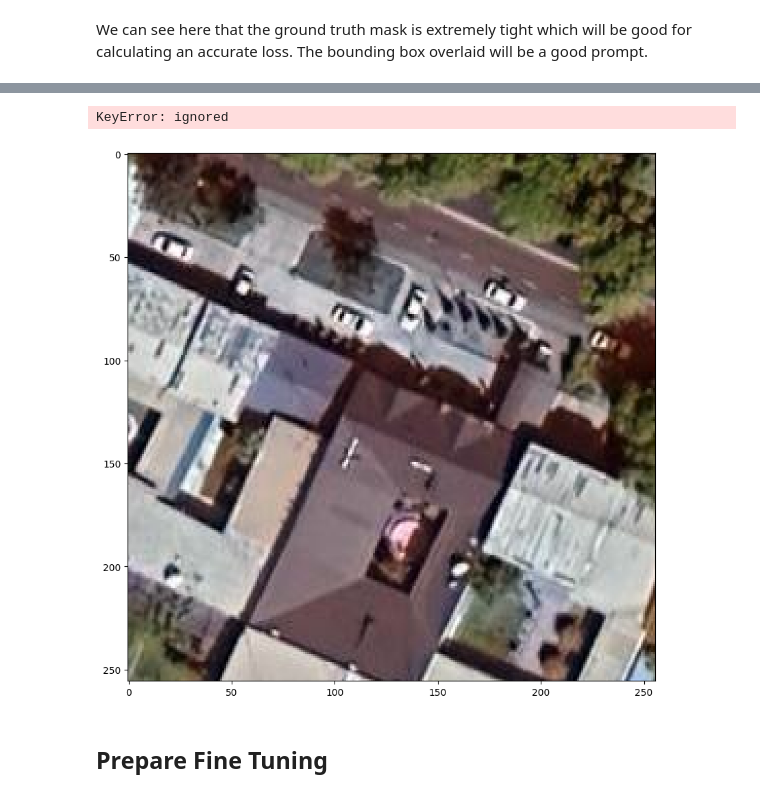
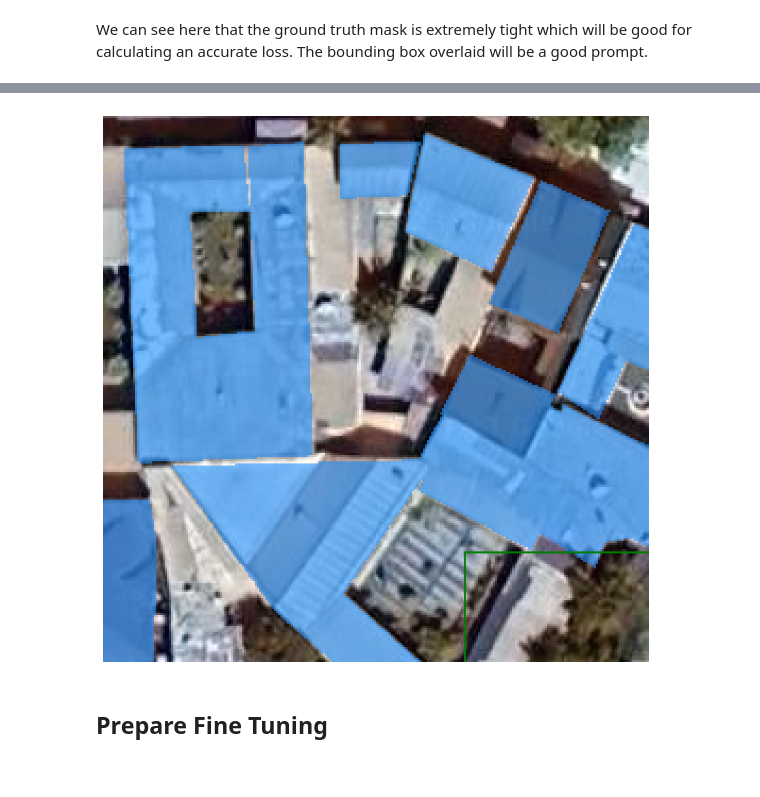
Before and after one commit to NodiraTillayeva/UzbekGIS, a Jupyter notebook: Fine_Tuning_SAM.ipynb, the cells around one changed output, grey strips where cells are left out. Drawn from its saved outputs; the diff is of its cells as text; code cells hidden in the pictures.

```diff
--- a/Fine_Tuning_SAM.ipynb
+++ b/Fine_Tuning_SAM.ipynb
@@ -36,14 +35,14 @@ import cv2
 We extract the bounding box coordinates which will be used to feed into SAM as prompts.
 # %%
 bbox_coords = {}
-for f in sorted(Path('dataset/ground-truth-maps/ground-truth-maps/').iterdir())[:50]:
-  k = f.stem[:-3]
+for f in sorted(Path('datasetPng/ground-truth-maps/ground-truth-maps/').iterdir())[:50]:
+  k = f.stem
   im = cv2.imread(f.as_posix())
-  print(f.as_posix())
   gray=cv2.cvtColor(im,cv2.COLOR_BGR2GRAY)
   contours, hierarchy = cv2.findContours(gray,cv2.RETR_LIST,cv2.CHAIN_APPROX_SIMPLE)[-2:]
   if len(contours) > 1:
     x,y,w,h = cv2.boundingRect(contours[0])
     height, width, _ = im.shape
     bbox_coords[k] = np.array([x, y, x + w, y + h])
+print(bbox_coords)
 # %% [output]
@@ -69,6 +52,7 @@ We extract the ground truth segmentation masks
 # %%
 ground_truth_masks = {}
 for k in bbox_coords.keys():
+  gt_grayscale = cv2.imread(f'datasetPng/ground-truth-pixel/ground-truth-pixel/{k}.png', cv2.IMREAD_GRAYSCALE)
   print(k)
-  gt_grayscale = cv2.imread(f'ground-truth-pixel/ground-truth-pixel/{k}.tif', cv2.IMREAD_GRAYSCALE)
+  print(gt_grayscale)
   ground_truth_masks[k] = (gt_grayscale == 0)
@@ -95,16 +137,14 @@ The bounding box overlaid will be a good prompt.
 # %%
-name = '000000000004'
-image = cv2.imread(f'dataset/scans/scans/{name}.tif')
-
+name = '000000000003'
+image = cv2.imread(f'datasetPng/scans/scans/{name}.png')
 plt.figure(figsize=(10,10))
 plt.imshow(image)
 show_box(bbox_coords[name], plt.gca())
 show_mask(ground_truth_masks[name], plt.gca())
 plt.axis('off')
 plt.show()
 # %% [output]
-KeyError: ignored
-[figure, old version]
+[figure, new version]
 # %% [markdown]
 ## Prepare Fine Tuning
 # %%
```
Also changed, not shown: parts of 9 cells of this notebook.
